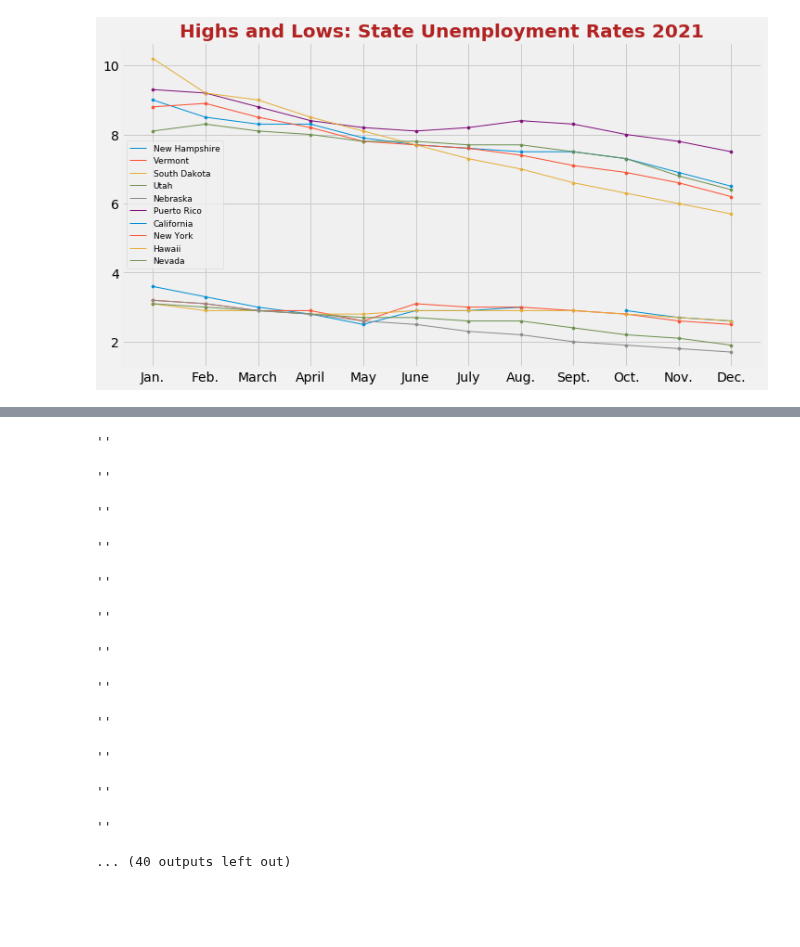
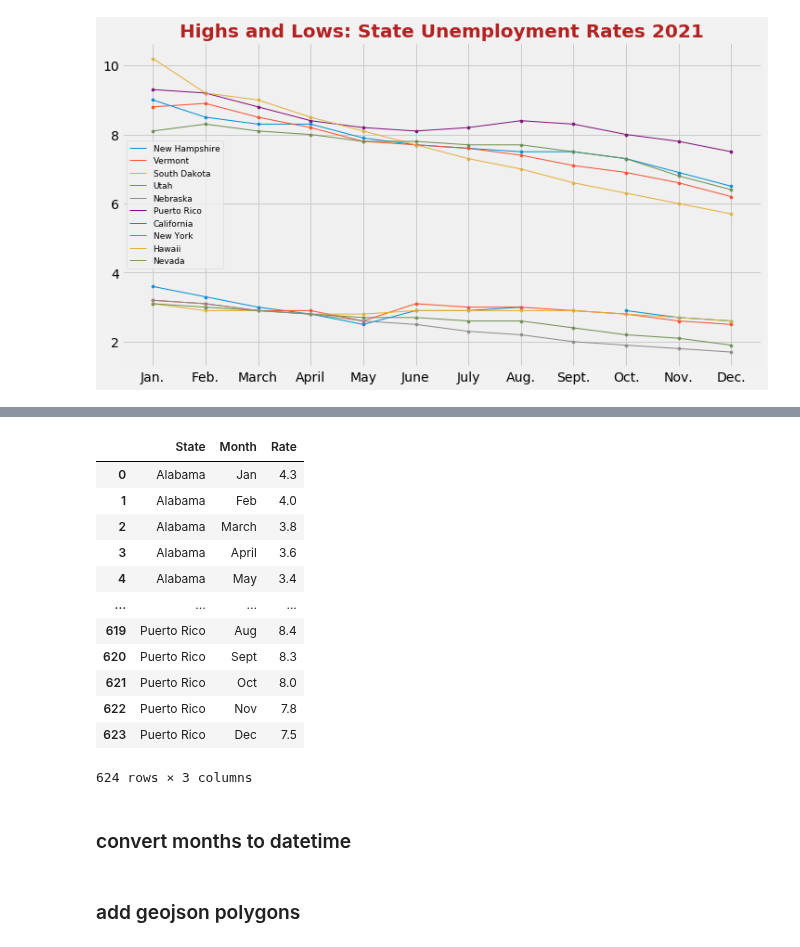
Before and after one commit to attila5287/scrap_and_dataviz, a Jupyter notebook: unemployment.ipynb, the cells around one changed output, grey strips where cells are left out. Drawn from its saved outputs; the diff is of its cells as text; code cells hidden in the pictures; blank space fills up the shorter version.

```diff
--- a/unemployment.ipynb
+++ b/unemployment.ipynb
@@ -96,4 +76,5 @@ df['geometry'] = ['' for i in range(len(df))]
 gdict = {}
 for i in range(len(geo['features'])):
     pass
-    geo[ 'features' ][i][ 'geometry' ]
+    gdict[geo[ 'features' ][i]['properties']['name']] = geo[ 'features' ][i][ 'geometry' ]
+# gdict
@@ -307,23 +83,41 @@ for i in range(len(geo['features'])):
+# %%
+l = []
+for i,state in enumerate(df['State']):
+    pass
+    d={}
+    for month in df.columns[1:]:
+        pass
+        d= {
+        'State' :  state,
+        'Month' : month.replace('.', ''),
+        'Rate' : list(df.loc[ df['State'] == state ][month])[0],
+        }
+        l.append(d)
+
+pd.DataFrame(l)
+# %% [output]
+|  | State | Month | Rate |
+| 0 | Alabama | Jan | 4.3 |
+| 1 | Alabama | Feb | 4.0 |
+| 2 | Alabama | March | 3.8 |
+| 3 | Alabama | April | 3.6 |
+| 4 | Alabama | May | 3.4 |
+| ... | ... | ... | ... |
+| 619 | Puerto Rico | Aug | 8.4 |
+| 620 | Puerto Rico | Sept | 8.3 |
+| 621 | Puerto Rico | Oct | 8.0 |
+| 622 | Puerto Rico | Nov | 7.8 |
+| 623 | Puerto Rico | Dec | 7.5 |
+624 rows × 3 columns
+# %% [markdown]
+### convert months to datetime
+# %% [markdown]
+### add geojson polygons
 # %%
-df = pd.read_html(url)[0]
 df['geometry'] = ['' for i in range(len(df))]
 df = df.to_dict()
 
 for geometry, state in zip(df['geometry'], df['State'] ):
     pass
 #     df['State'][state]
-    df['geometry'][state]
+#     df['geometry'][state]
-# %% [output]
-''
-''
-''
-''
-''
-''
-''
-''
-''
-''
-''
-''
-... (40 outputs left out)
```
Also changed, not shown: parts of 4 cells of this notebook.
